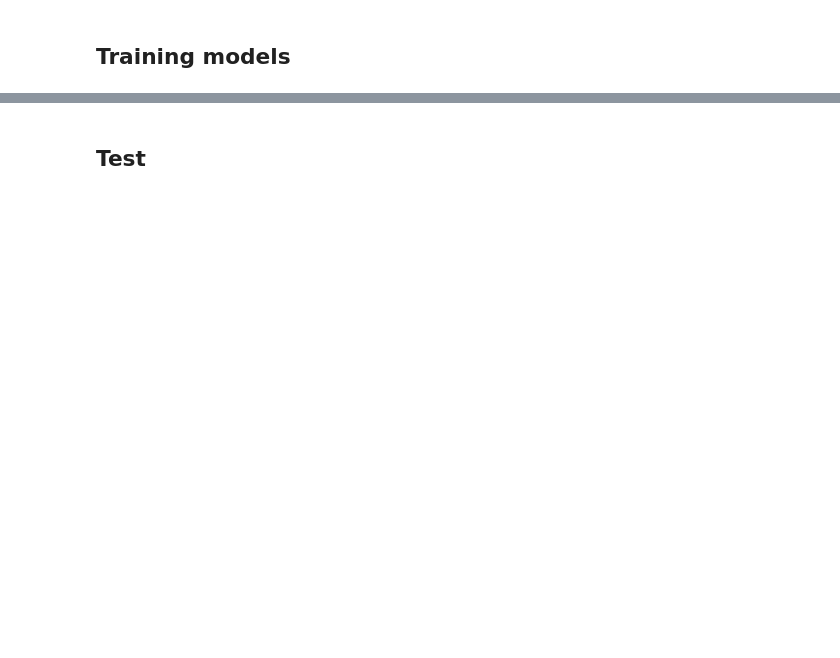
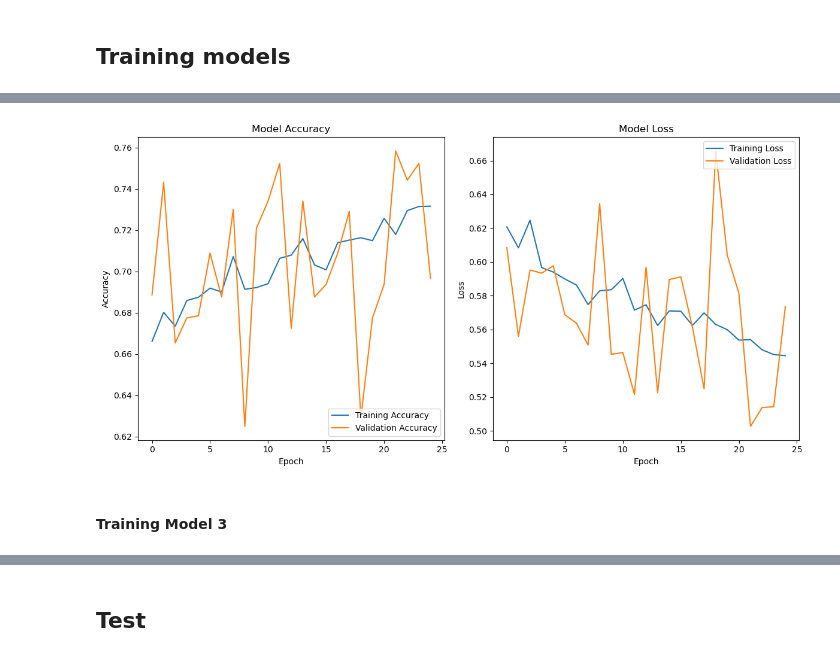
Before and after one commit to rohan8980/DeepGuard, a Jupyter notebook: Notebooks/Data Modelling.ipynb, the cells around one changed output, grey strips where cells are left out. Drawn from its saved outputs; the diff is of its cells as text; code cells hidden in the pictures; blank space fills up the shorter version.

```diff
--- a/Notebooks/Data Modelling.ipynb
+++ b/Notebooks/Data Modelling.ipynb
@@ -366,0 +395,15 @@ plt.show()
+# %%
+model2.load_weights('model2_50.h5')
+# %%
+batch_size = 32
+epochs=25
+
+# history2 = train_gen(model2, train_augmented_generator, valid_augmented_generator, 10, 32)
+history2 = model2.fit(
+    train_augmented_generator,
+    steps_per_epoch=len(train_augmented_generator),
+    epochs=epochs,
+    validation_data=valid_augmented_generator,
+    validation_steps=len(valid_augmented_generator),
+    batch_size=batch_size
+)
@@ -366,0 +430,27 @@ plt.show()
+# %%
+history = history2
+fig, axs = plt.subplots(1, 2, figsize=(12, 6))
+
+# Plot training & validation accuracy values
+axs[0].plot(history.history['accuracy'], label='Training Accuracy')
+axs[0].plot(history.history['val_accuracy'], label='Validation Accuracy')
+axs[0].set_title('Model Accuracy')
+axs[0].set_ylabel('Accuracy')
+axs[0].set_xlabel('Epoch')
+axs[0].legend(loc='lower right')
+
+# Plot training & validation loss values
+axs[1].plot(history.history['loss'], label='Training Loss')
+axs[1].plot(history.history['val_loss'], label='Validation Loss')
+axs[1].set_title('Model Loss')
+axs[1].set_ylabel('Loss')
+axs[1].set_xlabel('Epoch')
+axs[1].legend(loc='upper right')
+
+# Adjust layout
+plt.tight_layout()
+plt.show()
+# %% [output]
+[figure, added]
+# %% [markdown]
+#### Training Model 3
```
Also changed, not shown: parts of 22 cells of this notebook.
